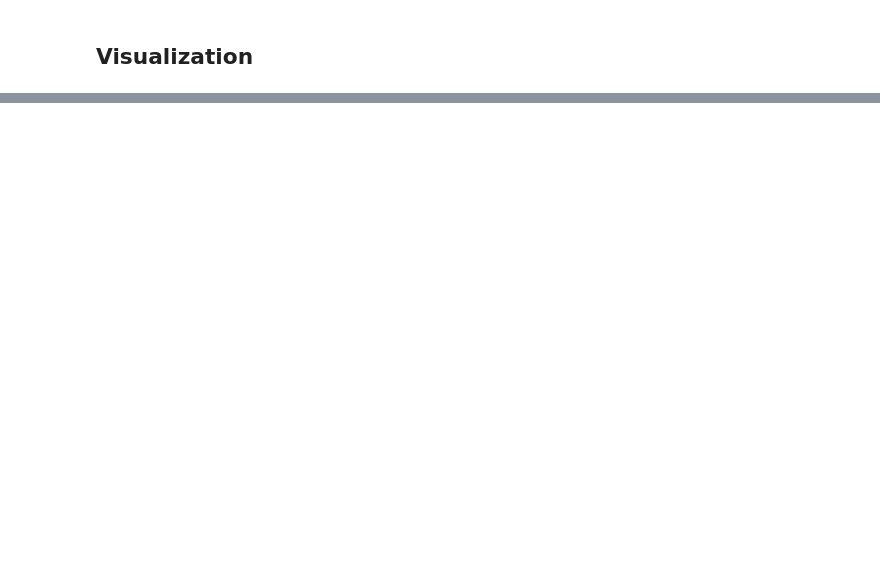
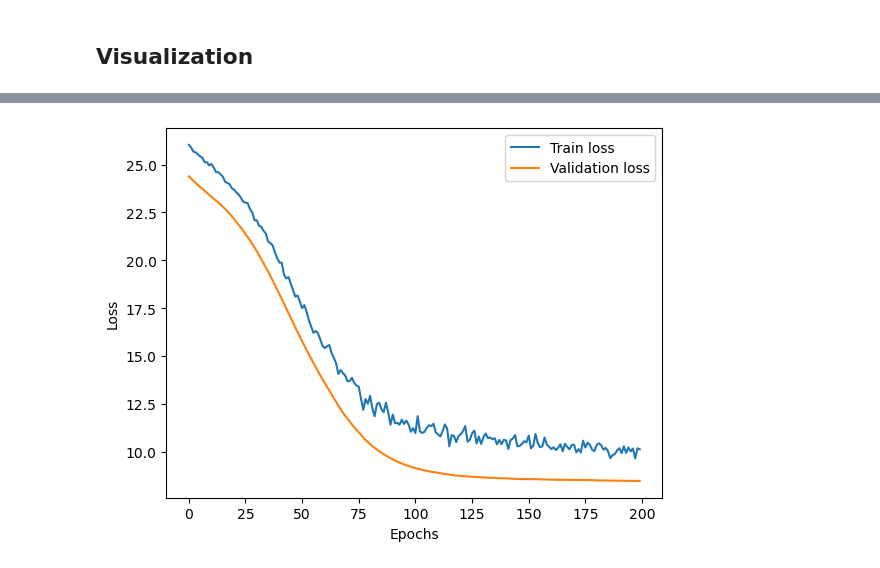
Before and after one commit to zzhuqshun/ML-for-dynamical-system, a Jupyter notebook: Autoencoder.ipynb, the cells around one changed output, grey strips where cells are left out. Saved outputs shown, nothing was run; the diff lists cells and outputs as text; code cells hidden in the pictures; blank space fills up the shorter version.

```diff
--- a/Autoencoder.ipynb
+++ b/Autoencoder.ipynb
@@ -281,0 +348,22 @@ plt.show()
+# %%
+param_dim = conditions.shape[1]
+
+mapping = tf.keras.Sequential([
+    tf.keras.layers.InputLayer(input_shape = (param_dim,)),
+    tf.keras.layers.Dense(8, activation='leaky_relu'),
+    tf.keras.layers.Dense(16, activation='leaky_relu'),
+    tf.keras.layers.Dropout(0.4),
+    # tf.keras.layers.Dense(32, activation='leaky_relu'),
+    tf.keras.layers.Dense(latent_dim, activation='linear')
+])
+
+mapping.compile(optimizer=tf.keras.optimizers.Adam(learning_rate=1e-4), loss='mse')
+
+
+encoded_train = autoencoder.encoder(train_data).numpy()
+
+# Data Normalization (label_train in (0,1) )-> encoded_train, encoded_test
+# encoded_train = encoded_train/np.max(encoded_train)
+# encoded_test = encoded_test/np.max(encoded_test)
+
+hist_mapping = mapping.fit(label_train, encoded_train, epochs=200, batch_size=8,validation_data=(label_test,encoded_test))
@@ -281,0 +388,14 @@ plt.show()
+# %%
+loss_map = hist_mapping.history['loss']
+val_loss_map = hist_mapping.history['val_loss']
+
+# plt.semilogy(loss, label ='Train loss')
+# plt.semilogy(val_loss, label = 'Validation loss')
+plt.plot(loss_map, label ='Train loss')
+plt.plot(val_loss_map, label = 'Validation loss')
+plt.xlabel('Epochs')
+plt.ylabel('Loss')
+plt.legend()
+plt.show()
+# %% [output]
+[figure, added]
```
Also changed, not shown: parts of 12 cells of this notebook.
